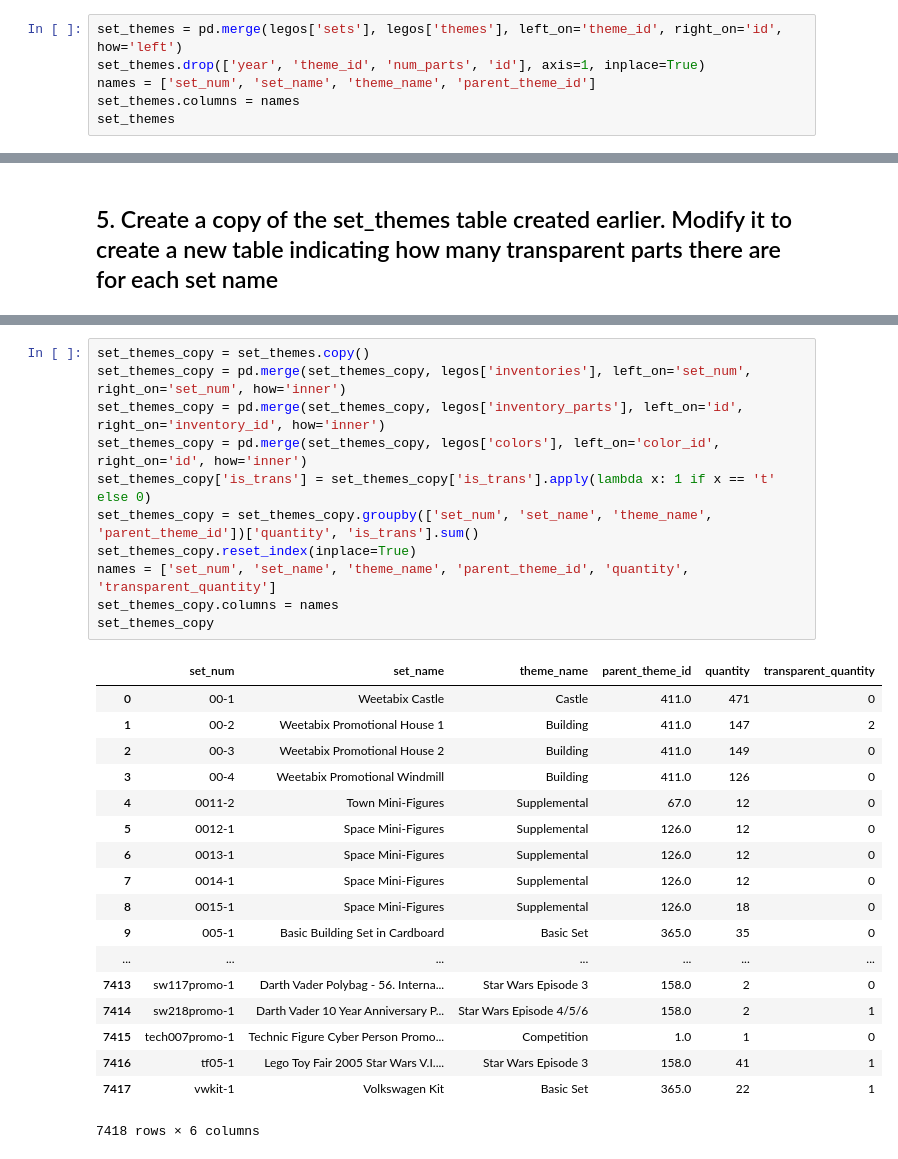
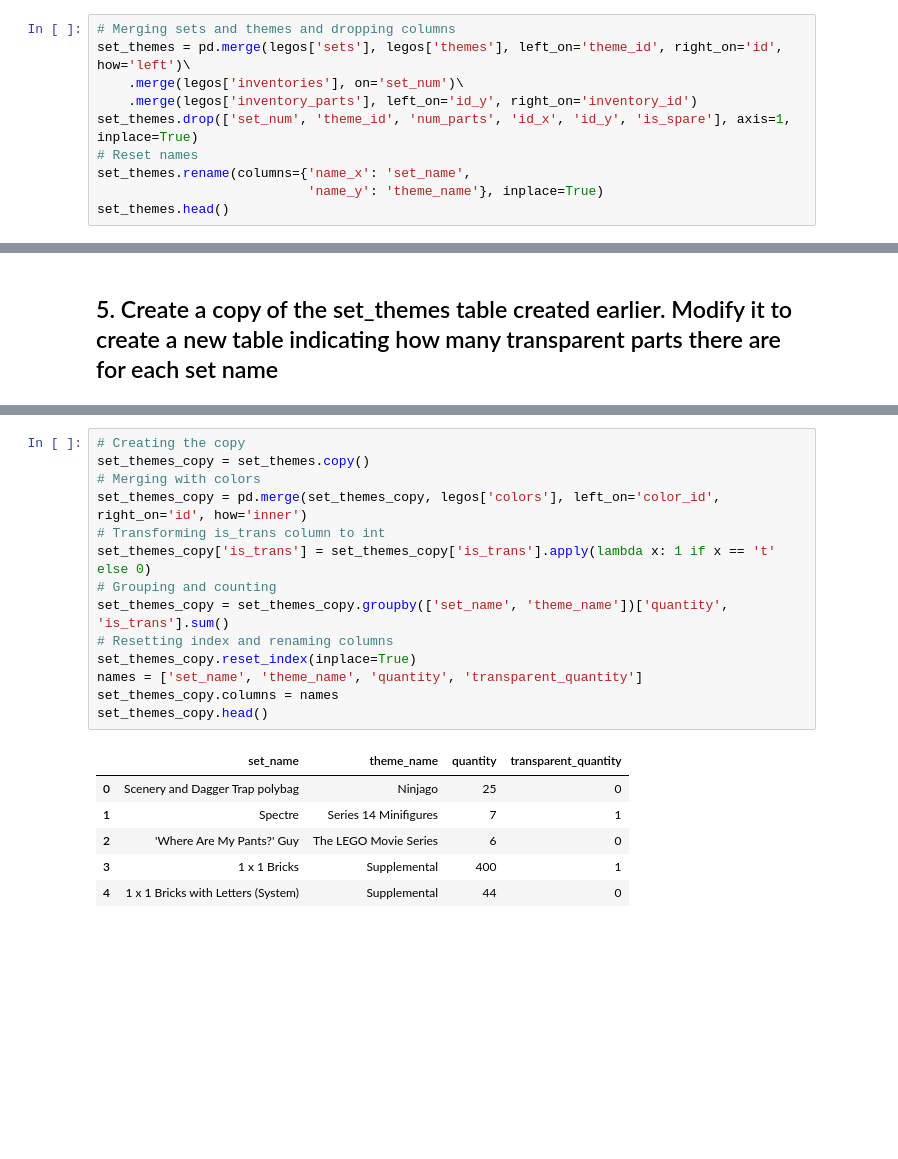
Before and after one commit to aleph314/K2, a Jupyter notebook: Getting and Cleaning Data/cleaning_exercises_all-regular.ipynb, the cells around one changed output, grey strips where cells are left out. Saved outputs shown, nothing was run; the diff lists cells and outputs as text; blank space fills up the shorter version.

```diff
--- a/Getting and Cleaning Data/cleaning_exercises_all-regular.ipynb
+++ b/Getting and Cleaning Data/cleaning_exercises_all-regular.ipynb
@@ -368,9 +410,13 @@ color_cat.sort_values(by='number', ascending=False).head(10)
     + do consider that we might later want to look at specific colors or other part details
 * Rename columns where necessary
 # %%
-set_themes = pd.merge(legos['sets'], legos['themes'], left_on='theme_id', right_on='id', how='left')
-set_themes.drop(['year', 'theme_id', 'num_parts', 'id'], axis=1, inplace=True)
-names = ['set_num', 'set_name', 'theme_name', 'parent_theme_id']
-set_themes.columns = names
-set_themes
+# Merging sets and themes and dropping columns
+set_themes = pd.merge(legos['sets'], legos['themes'], left_on='theme_id', right_on='id', how='left')\
+    .merge(legos['inventories'], on='set_num')\
+    .merge(legos['inventory_parts'], left_on='id_y', right_on='inventory_id')
+set_themes.drop(['set_num', 'theme_id', 'num_parts', 'id_x', 'id_y', 'is_spare'], axis=1, inplace=True)
+# Reset names
+set_themes.rename(columns={'name_x': 'set_name',
+                           'name_y': 'theme_name'}, inplace=True)
+set_themes.head()
 # %% [output]
@@ -427,30 +463,21 @@ parts_copy
 # %%
+# Creating the copy
 set_themes_copy = set_themes.copy()
-set_themes_copy = pd.merge(set_themes_copy, legos['inventories'], left_on='set_num', right_on='set_num', how='inner')
-set_themes_copy = pd.merge(set_themes_copy, legos['inventory_parts'], left_on='id', right_on='inventory_id', how='inner')
+# Merging with colors
 set_themes_copy = pd.merge(set_themes_copy, legos['colors'], left_on='color_id', right_on='id', how='inner')
+# Transforming is_trans column to int
 set_themes_copy['is_trans'] = set_themes_copy['is_trans'].apply(lambda x: 1 if x == 't' else 0)
-set_themes_copy = set_themes_copy.groupby(['set_num', 'set_name', 'theme_name', 'parent_theme_id'])['quantity', 'is_trans'].sum()
+# Grouping and counting
+set_themes_copy = set_themes_copy.groupby(['set_name', 'theme_name'])['quantity', 'is_trans'].sum()
+# Resetting index and renaming columns
 set_themes_copy.reset_index(inplace=True)
-names = ['set_num', 'set_name', 'theme_name', 'parent_theme_id', 'quantity', 'transparent_quantity']
+names = ['set_name', 'theme_name', 'quantity', 'transparent_quantity']
 set_themes_copy.columns = names
-set_themes_copy
+set_themes_copy.head()
 # %% [output]
-|  | set_num | set_name | theme_name | parent_theme_id | quantity | transparent_quantity |
-| 0 | 00-1 | Weetabix Castle | Castle | 411.0 | 471 | 0 |
-| 1 | 00-2 | Weetabix Promotional House 1 | Building | 411.0 | 147 | 2 |
-| 2 | 00-3 | Weetabix Promotional House 2 | Building | 411.0 | 149 | 0 |
-| 3 | 00-4 | Weetabix Promotional Windmill | Building | 411.0 | 126 | 0 |
-| 4 | 0011-2 | Town Mini-Figures | Supplemental | 67.0 | 12 | 0 |
-| 5 | 0012-1 | Space Mini-Figures | Supplemental | 126.0 | 12 | 0 |
-| 6 | 0013-1 | Space Mini-Figures | Supplemental | 126.0 | 12 | 0 |
-| 7 | 0014-1 | Space Mini-Figures | Supplemental | 126.0 | 12 | 0 |
-| 8 | 0015-1 | Space Mini-Figures | Supplemental | 126.0 | 18 | 0 |
-| 9 | 005-1 | Basic Building Set in Cardboard | Basic Set | 365.0 | 35 | 0 |
-| ... | ... | ... | ... | ... | ... | ... |
-| 7413 | sw117promo-1 | Darth Vader Polybag - 56. Interna... | Star Wars Episode 3 | 158.0 | 2 | 0 |
-| 7414 | sw218promo-1 | Darth Vader 10 Year Anniversary P... | Star Wars Episode 4/5/6 | 158.0 | 2 | 1 |
-| 7415 | tech007promo-1 | Technic Figure Cyber Person Promo... | Competition | 1.0 | 1 | 0 |
-| 7416 | tf05-1 | Lego Toy Fair 2005 Star Wars V.I.... | Star Wars Episode 3 | 158.0 | 41 | 1 |
-| 7417 | vwkit-1 | Volkswagen Kit | Basic Set | 365.0 | 22 | 1 |
+|  | set_name | theme_name | quantity | transparent_quantity |
+| 0 | Scenery and Dagger Trap polybag | Ninjago | 25 | 0 |
+| 1 | Spectre | Series 14 Minifigures | 7 | 1 |
+| 2 | 'Where Are My Pants?' Guy | The LEGO Movie Series | 6 | 0 |
+| 3 | 1 x 1 Bricks | Supplemental | 400 | 1 |
+| 4 | 1 x 1 Bricks with Letters (System) | Supplemental | 44 | 0 |
-7418 rows × 6 columns
```
Also changed, not shown: parts of 29 cells of this notebook, 3 other files.
